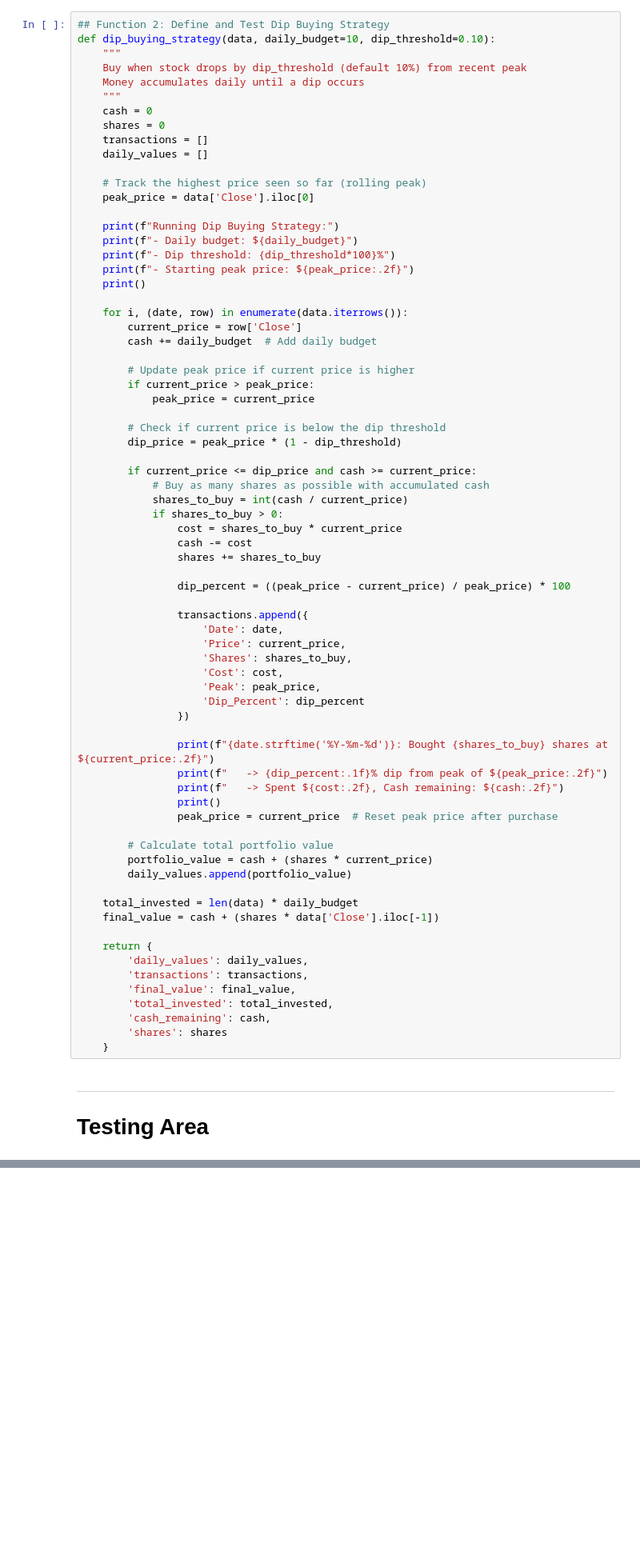
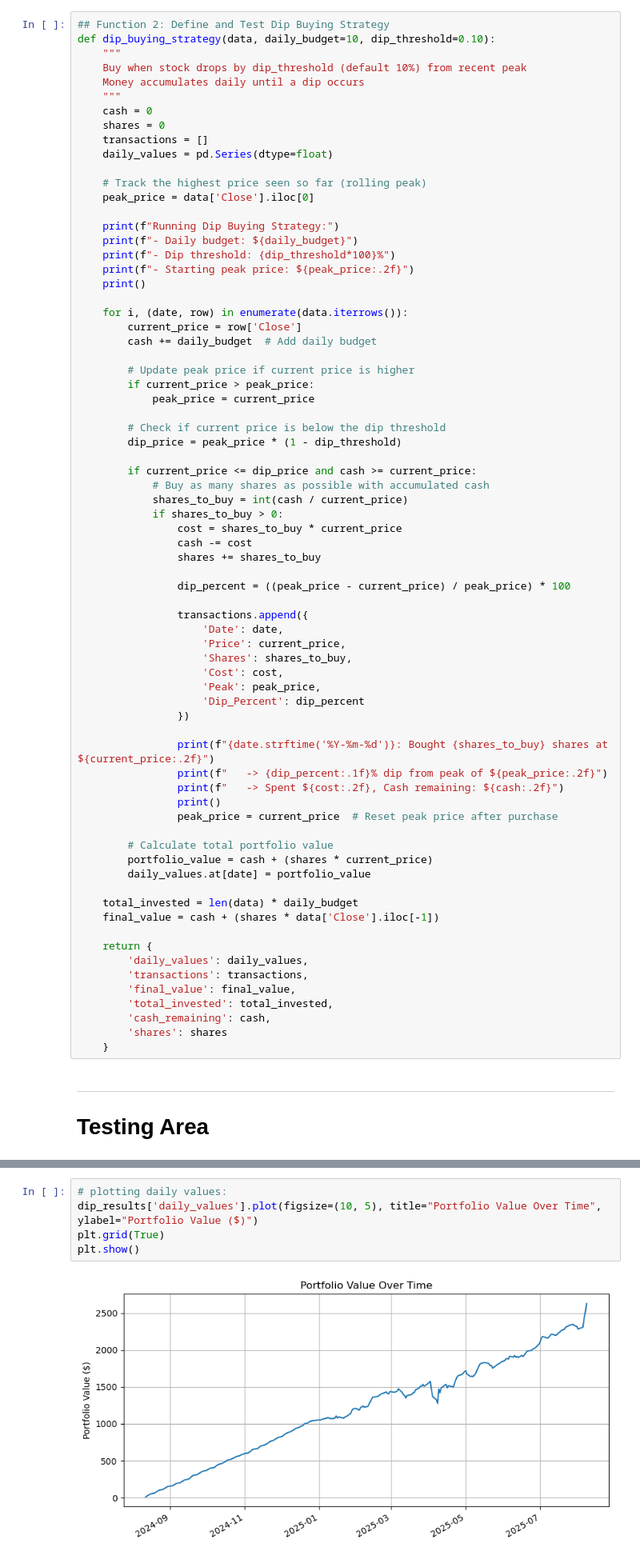
Before and after one commit to Lippmant/Simple-backtesting-trade-strategies, a Jupyter notebook: 1.Buying_the_dip.ipynb, the cells around one changed output, grey strips where cells are left out. Shown: that part at 80% size. Saved outputs shown, nothing was run; the diff lists cells and outputs as text; blank space fills up the shorter version.

Commit message:
Updated graphing ability

```diff
--- a/1.Buying_the_dip.ipynb
+++ b/1.Buying_the_dip.ipynb
@@ -41,7 +41,7 @@ def dip_buying_strategy(data, daily_budget=10, dip_threshold=0.10):
     cash = 0
     shares = 0
     transactions = []
-    daily_values = []
+    daily_values = pd.Series(dtype=float)
 
     # Track the highest price seen so far (rolling peak)
     peak_price = data['Close'].iloc[0]
@@ -90,7 +90,7 @@ def dip_buying_strategy(data, daily_budget=10, dip_threshold=0.10):
 
         # Calculate total portfolio value
         portfolio_value = cash + (shares * current_price)
-        daily_values.append(portfolio_value)
+        daily_values.at[date] = portfolio_value
 
     total_invested = len(data) * daily_budget
     final_value = cash + (shares * data['Close'].iloc[-1])
@@ -143,6 +143,13 @@ Cash remaining: $104.41
 Shares owned: 11
 Number of purchases: 9
 Profit: $137.26 (5.5%)
+# %%
+# plotting daily values:
+dip_results['daily_values'].plot(figsize=(10, 5), title="Portfolio Value Over Time", ylabel="Portfolio Value ($)")
+plt.grid(True)
+plt.show()
+# %% [output]
+[figure, added]
 # %%
 # Testing Function 1
 # Let's get Apple stock data for the last year
```
